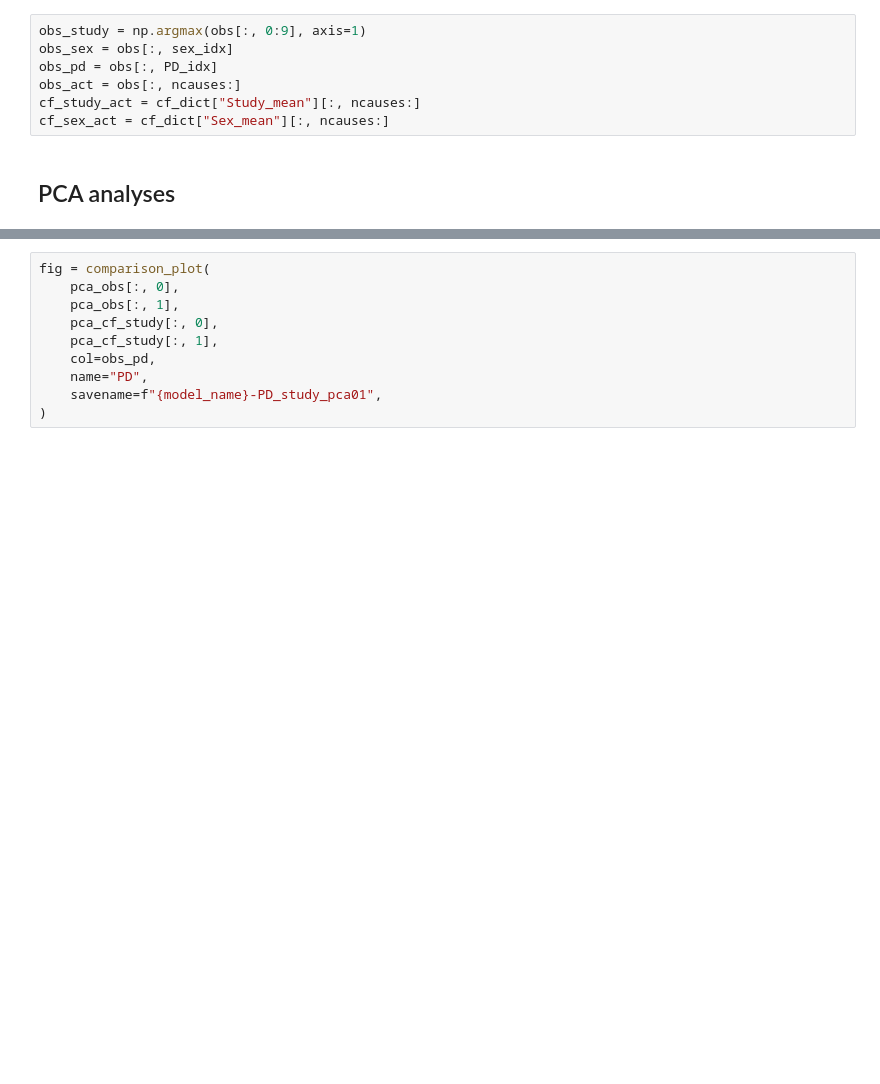
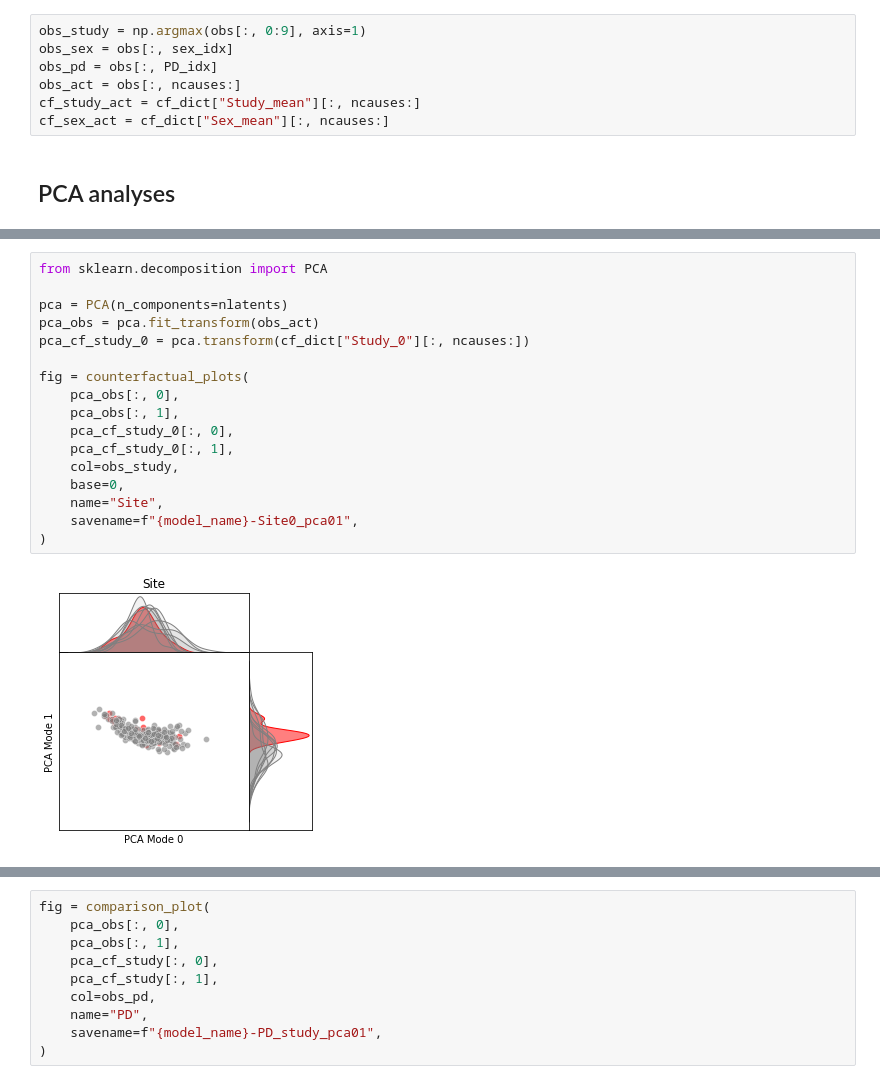
Before and after one commit to vibujithan/shortcut-analysis, a Jupyter notebook: PD/7_remove_attributes.ipynb, the cells around one changed output, grey strips where cells are left out. Drawn from its saved outputs; the diff is of its cells as text; blank space fills up the shorter version.

Commit message:
CF distribution plots added

```diff
--- a/PD/7_remove_attributes.ipynb
+++ b/PD/7_remove_attributes.ipynb
@@ -94,0 +198,19 @@ pca_cf_sex = pca.transform(cf_sex_act)
+# %%
+from sklearn.decomposition import PCA
+
+pca = PCA(n_components=nlatents)
+pca_obs = pca.fit_transform(obs_act)
+pca_cf_study_0 = pca.transform(cf_dict["Study_0"][:, ncauses:])
+
+fig = counterfactual_plots(
+    pca_obs[:, 0],
+    pca_obs[:, 1],
+    pca_cf_study_0[:, 0],
+    pca_cf_study_0[:, 1],
+    col=obs_study,
+    base=0,
+    name="Site",
+    savename=f"{model_name}-Site0_pca01",
+)
+# %% [output]
+[figure, added]
```
Also changed, not shown: parts of 5 cells of this notebook.
